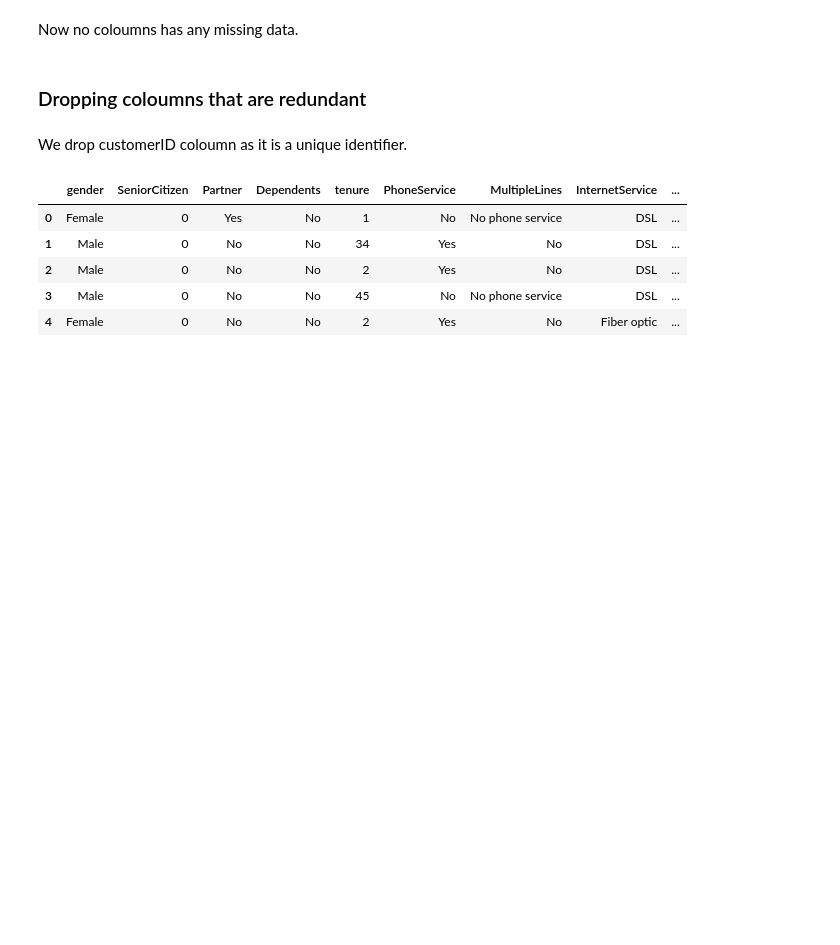
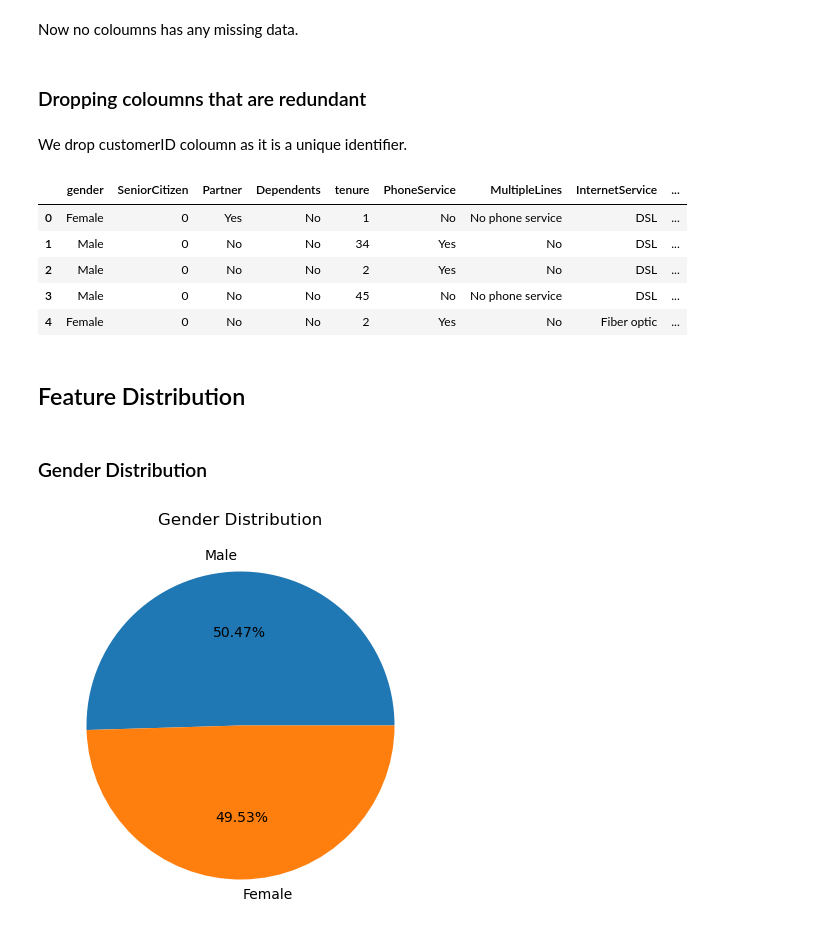
Before and after one commit to asaid03/churn-prediction, a Jupyter notebook: Telecom_Churn_EDA.ipynb, the cells around one changed output. Cells and saved outputs as stored; diff of their text form; code cells hidden in the pictures; blank space fills up the shorter version.

Commit message:
feat: Continued explorative data analysis on dataset focusing on the relationship of gender and dependants with churn rates.

```diff
--- a/Telecom_Churn_EDA.ipynb
+++ b/Telecom_Churn_EDA.ipynb
@@ -194,3 +194,19 @@ churn_data.head()
 | 2 | Male | 0 | No | No | 2 | Yes | No | DSL | ... |
 | 3 | Male | 0 | No | No | 45 | No | No phone service | DSL | ... |
 | 4 | Female | 0 | No | No | 2 | Yes | No | Fiber optic | ... |
+# %% [markdown]
+## Feature Distribution
+# %% [markdown]
+### Gender Distribution
+# %%
+# Count the occurrences of each gender
+gender_counts = churn_data['gender'].value_counts()
+
+
+# Create a pie chart
+plt.figure(figsize=(5, 5))
+plt.pie(gender_counts, labels=gender_counts.index, autopct='%1.2f%%')
+plt.title('Gender Distribution')
+plt.show()
+# %% [output]
+[figure, added]
```
Also changed, not shown: parts of 7 cells of this notebook.
